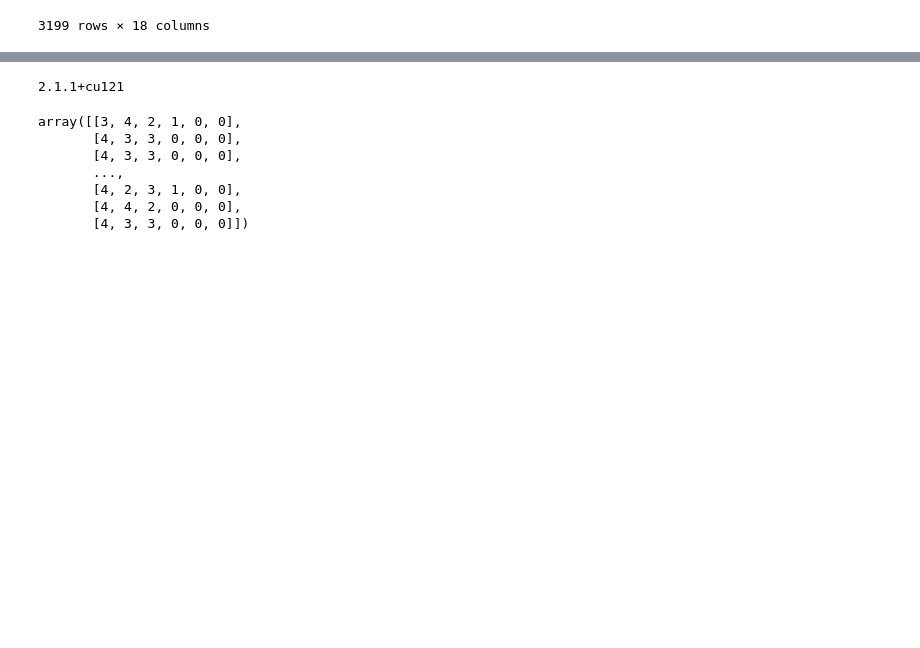
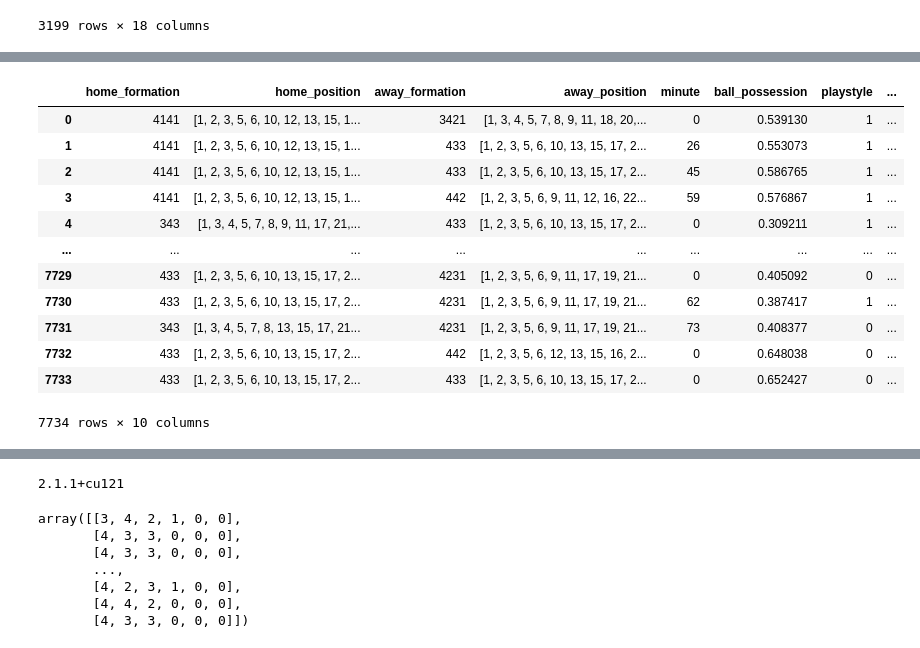
Before and after one commit to Markolinhio/Football-analysis, a Jupyter notebook: notebooks/dl_formation.ipynb, the cells around one changed output, grey strips where cells are left out. Saved outputs shown, nothing was run; the diff lists cells and outputs as text; code cells hidden in the pictures; blank space fills up the shorter version.

```diff
--- a/notebooks/dl_formation.ipynb
+++ b/notebooks/dl_formation.ipynb
@@ -308,0 +354,36 @@ tactics_df
+# %%
+oppose_playstyle = tactics_df["oppose_playstyle"]
+oppose_goal = -1*tactics_df["home_goal"]
+oppose_ball = 1 - tactics_df["ball_possession"]
+oppose_formation = tactics_df["away_formation"]
+oppose_position = tactics_df["away_position"]
+oppose_home_formation = tactics_df["home_formation"]
+oppose_home_position = tactics_df["home_position"]
+oppose_home_playstyle = tactics_df["playstyle"]
+
+inverse_tactics_df = pd.DataFrame({'home_formation': oppose_formation,
+                           'home_position': oppose_position,
+                           'away_formation': oppose_home_formation,
+                           'away_position': oppose_home_position,
+                           'minute': final_minute,
+                           'ball_possession': oppose_ball,
+                           'playstyle': oppose_playstyle,
+                           'oppose_playstyle': oppose_home_playstyle,
+                           'home_goal': oppose_goal,
+                           'duration': final_duration})
+
+inverse_tactics_df
+# %% [output]
+|  | home_formation | home_position | away_formation | away_position | minute | ball_possession | playstyle | ... |
+| 0 | 4141 | [1, 2, 3, 5, 6, 10, 12, 13, 15, 1... | 3421 | [1, 3, 4, 5, 7, 8, 9, 11, 18, 20,... | 0 | 0.539130 | 1 | ... |
+| 1 | 4141 | [1, 2, 3, 5, 6, 10, 12, 13, 15, 1... | 433 | [1, 2, 3, 5, 6, 10, 13, 15, 17, 2... | 26 | 0.553073 | 1 | ... |
+| 2 | 4141 | [1, 2, 3, 5, 6, 10, 12, 13, 15, 1... | 433 | [1, 2, 3, 5, 6, 10, 13, 15, 17, 2... | 45 | 0.586765 | 1 | ... |
+| 3 | 4141 | [1, 2, 3, 5, 6, 10, 12, 13, 15, 1... | 442 | [1, 2, 3, 5, 6, 9, 11, 12, 16, 22... | 59 | 0.576867 | 1 | ... |
+| 4 | 343 | [1, 3, 4, 5, 7, 8, 9, 11, 17, 21,... | 433 | [1, 2, 3, 5, 6, 10, 13, 15, 17, 2... | 0 | 0.309211 | 1 | ... |
+| ... | ... | ... | ... | ... | ... | ... | ... | ... |
+| 7729 | 433 | [1, 2, 3, 5, 6, 10, 13, 15, 17, 2... | 4231 | [1, 2, 3, 5, 6, 9, 11, 17, 19, 21... | 0 | 0.405092 | 0 | ... |
+| 7730 | 433 | [1, 2, 3, 5, 6, 10, 13, 15, 17, 2... | 4231 | [1, 2, 3, 5, 6, 9, 11, 17, 19, 21... | 62 | 0.387417 | 1 | ... |
+| 7731 | 343 | [1, 3, 4, 5, 7, 8, 13, 15, 17, 21... | 4231 | [1, 2, 3, 5, 6, 9, 11, 17, 19, 21... | 73 | 0.408377 | 0 | ... |
+| 7732 | 433 | [1, 2, 3, 5, 6, 10, 13, 15, 17, 2... | 442 | [1, 2, 3, 5, 6, 12, 13, 15, 16, 2... | 0 | 0.648038 | 0 | ... |
+| 7733 | 433 | [1, 2, 3, 5, 6, 10, 13, 15, 17, 2... | 433 | [1, 2, 3, 5, 6, 10, 13, 15, 17, 2... | 0 | 0.652427 | 0 | ... |
+7734 rows × 10 columns
```
Also changed, not shown: parts of 21 cells of this notebook.
